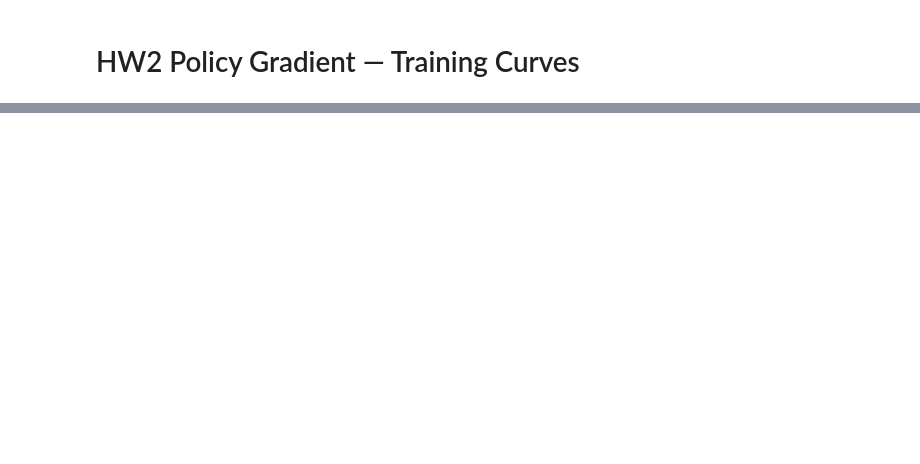
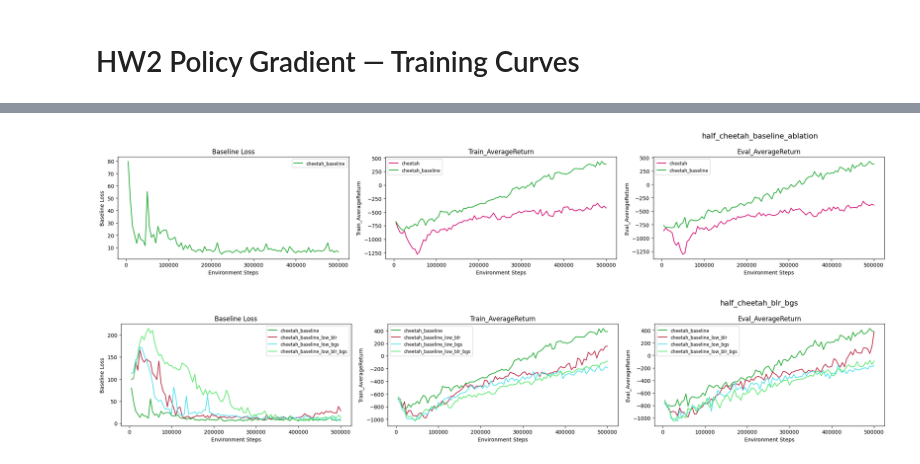
Before and after one commit to jasonkrone/homework_spring2026, a Jupyter notebook: hw2/src/notebooks/make_plots.ipynb, the cells around one changed output, grey strips where cells are left out. Drawn from its saved outputs; the diff is of its cells as text; code cells hidden in the pictures; blank space fills up the shorter version.

```diff
--- a/hw2/src/notebooks/make_plots.ipynb
+++ b/hw2/src/notebooks/make_plots.ipynb
@@ -181,6 +223,7 @@ run_data = download_runs(
         "Train_EnvstepsSoFar",
         "Eval_AverageReturn", "Eval_StdReturn", "Eval_MaxReturn", "Eval_MinReturn", "Eval_AverageEpLen",
         "Train_AverageReturn", "Train_StdReturn", "Train_MaxReturn", "Train_MinReturn", "Train_AverageEpLen",
+        "Baseline Loss",
     ],
 )
 # %%
@@ -212,0 +255,28 @@ for title, exp_names in exp_dict.items():
+# %%
+def make_half_cheetah_plots():
+    exp_dict = {
+        "half_cheetah_baseline_ablation": ["cheetah", "cheetah_baseline"],
+        "half_cheetah_blr_bgs": [
+            "cheetah_baseline",
+            'cheetah_baseline_low_blr',
+            'cheetah_baseline_low_bgs',
+            'cheetah_baseline_low_blr_bgs',
+        ],
+    }
+
+    metrics = [
+        "Baseline Loss",
+        "Train_AverageReturn",
+        "Eval_AverageReturn",
+    ]
+
+    save_dir = Path("/Users/jasonkrone/Developer/homework_spring2026/writeup/plots/hw2")
+
+    for title, exp_names in exp_dict.items():
+        runs = group_runs(run_data, exp_names)
+        make_plot(runs, title, y_metrics=metrics, save_dir=save_dir)
+# %%
+make_half_cheetah_plots()
+# %% [output]
+[figure, added]
+[figure, added]
```
Also changed, not shown: parts of 3 cells of this notebook, 11 other files.
